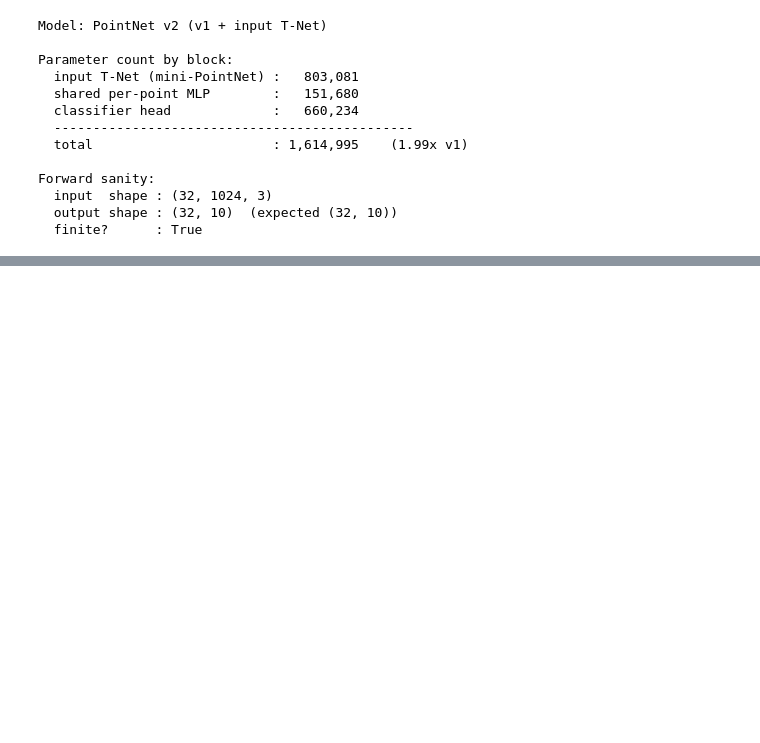
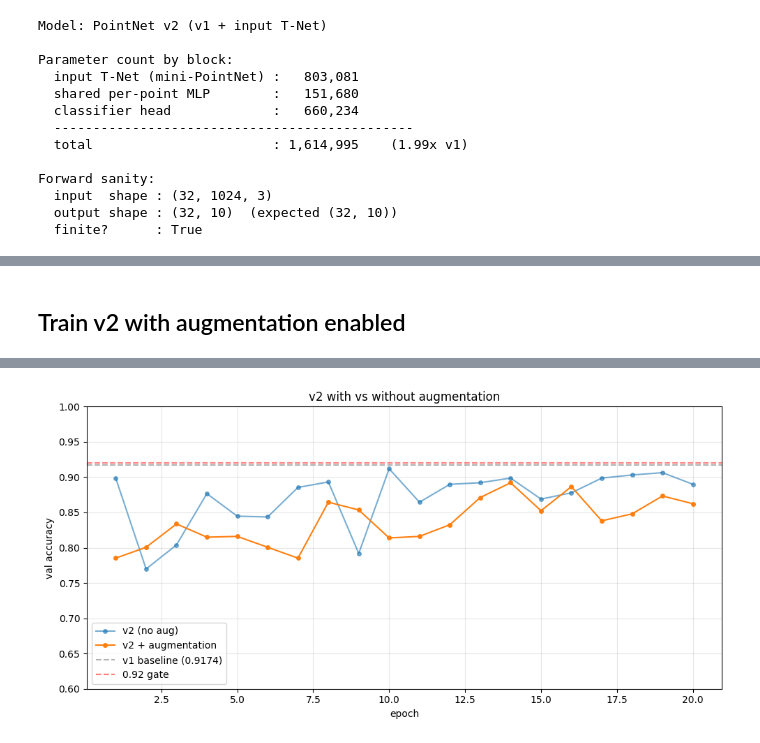
Before and after one commit to Vatsy05/3D-Object-Detection, a Jupyter notebook: notebooks/PointCloudPointNet_v2.ipynb, the cells around one changed output, grey strips where cells are left out. Cells and saved outputs as stored; diff of their text form; code cells hidden in the pictures; blank space fills up the shorter version.

```diff
--- a/notebooks/PointCloudPointNet_v2.ipynb
+++ b/notebooks/PointCloudPointNet_v2.ipynb
@@ -211,0 +476,75 @@ Forward sanity:
+# %% [markdown]
+## Train v2 with augmentation enabled
+# %%
+best_path_v2aug = os.path.join(CHECKPOINT_DIR, "pointnet_v2_aug_best.pt")
+
+# Fresh model + optimizer
+model = PointNetV2(num_classes=10).to(device)
+optimizer = torch.optim.Adam(model.parameters(), lr=1e-3)
+
+NUM_EPOCHS = 20
+history_v2aug = {"train_loss": [], "train_acc": [], "val_acc": []}
+best_val_acc_v2aug = 0.0
+
+print(f"Training PointNet v2 + augmentation -- {NUM_EPOCHS} epochs on {device}")
+print(f"Augmentations: random z-rotation + per-point jitter (sigma=0.02, clip=0.05)\n")
+print(f"{'epoch':>5}  {'train_loss':>11}  {'train_acc':>10}  {'val_acc':>9}  {'time':>7}")
+print("-" * 55)
+
+for epoch in range(1, NUM_EPOCHS + 1):
+    t0 = time.time()
+
+    model.train()
+    loss_sum, correct, total = 0.0, 0, 0
+    for pts, lbls in train_loader:
+        pts, lbls = pts.to(device), lbls.to(device)
+        optimizer.zero_grad()
+        logits = model(pts)
+        loss = F.cross_entropy(logits, lbls)
+        loss.backward()
+        optimizer.step()
+        loss_sum += loss.item() * pts.size(0)
+        correct  += (logits.argmax(1) == lbls).sum().item()
+        total    += pts.size(0)
+    train_loss = loss_sum / total
+    train_acc  = correct  / total
+
+    model.eval()
+    val_correct, val_total = 0, 0
+    with torch.no_grad():
+        for pts, lbls in test_loader:
+            pts, lbls = pts.to(device), lbls.to(device)
+            val_correct += (model(pts).argmax(1) == lbls).sum().item()
+            val_total   += pts.size(0)
+    val_acc = val_correct / val_total
+
+    history_v2aug["train_loss"].append(train_loss)
+    history_v2aug["train_acc"].append(train_acc)
+    history_v2aug["val_acc"].append(val_acc)
+
+    flag = ""
+    if val_acc > best_val_acc_v2aug:
+        best_val_acc_v2aug = val_acc
+        torch.save(model.state_dict(), best_path_v2aug)
+        flag = "  *"
+
+    print(f"{epoch:>5}  {train_loss:>11.4f}  {train_acc:>10.4f}  {val_acc:>9.4f}  {time.time()-t0:>6.1f}s{flag}")
+
+print(f"\n=== Three-way comparison ===")
+print(f"  v1 baseline          best val_acc: 0.9174")
+print(f"  v1 + augmentation    best val_acc: 0.8943   (Δ -0.0231)")
+print(f"  v2 (+ T-Net)         best val_acc: 0.9119   (Δ -0.0055)")
+print(f"  v2 + augmentation    best val_acc: {best_val_acc_v2aug:.4f}   (Δ {best_val_acc_v2aug - 0.9174:+.4f})")
+print(f"\nCheckpoint: {best_path_v2aug}")
+
+# Plot all four runs together if we kept the history dicts; otherwise just v2+aug
+fig, ax = plt.subplots(figsize=(10, 5))
+ep = range(1, NUM_EPOCHS + 1)
+ax.plot(ep, history_v2["val_acc"],    "-o", markersize=4, label="v2 (no aug)", alpha=0.6)
+ax.plot(ep, history_v2aug["val_acc"], "-o", markersize=4, label="v2 + augmentation")
+ax.axhline(0.9174, color="gray", linestyle="--", alpha=0.6, label="v1 baseline (0.9174)")
+ax.axhline(0.92,   color="red",  linestyle="--", alpha=0.5, label="0.92 gate")
+ax.set(xlabel="epoch", ylabel="val accuracy", title="v2 with vs without augmentation", ylim=(0.6, 1.0))
+ax.grid(alpha=0.3); ax.legend()
+plt.tight_layout(); plt.show()
+# %% [output]
@@ -211,0 +568 @@ Forward sanity:
+[figure, added]
```
Also changed, not shown: parts of 9 cells of this notebook.
